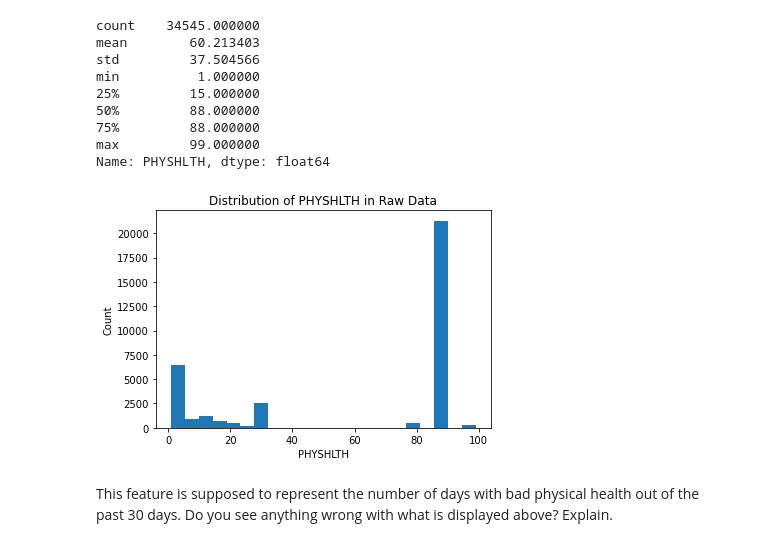
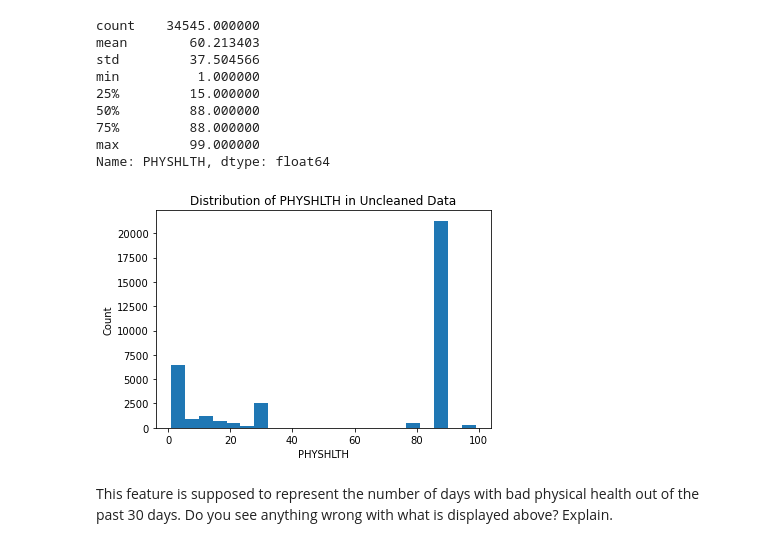
Before and after one commit to Cherotich-Ngeno/dsc-hypothesis-testing-lab, a Jupyter notebook: index.ipynb, the cells around one changed output. Drawn from its saved outputs; the diff is of its cells as text; code cells hidden in the pictures.

```diff
--- a/index.ipynb
+++ b/index.ipynb
@@ -116,12 +128,12 @@ Name: PHYSHLTH, dtype: float64
 # %%
 # Run this cell without changes
 fig, ax = plt.subplots()
 ax.hist(df["PHYSHLTH"], bins="auto")
 ax.set_xlabel("PHYSHLTH")
 ax.set_ylabel("Count")
-ax.set_title("Distribution of PHYSHLTH in Raw Data");
+ax.set_title("Distribution of PHYSHLTH in Uncleaned Data");
 # %% [output]
-[figure, old version]
+[figure, new version]
 # %% [markdown]
 This feature is supposed to represent the number of days with bad physical health out of the past 30 days. Do you see anything wrong with what is displayed above? Explain.
 # %%
```
Also changed, not shown: parts of 19 cells of this notebook.
